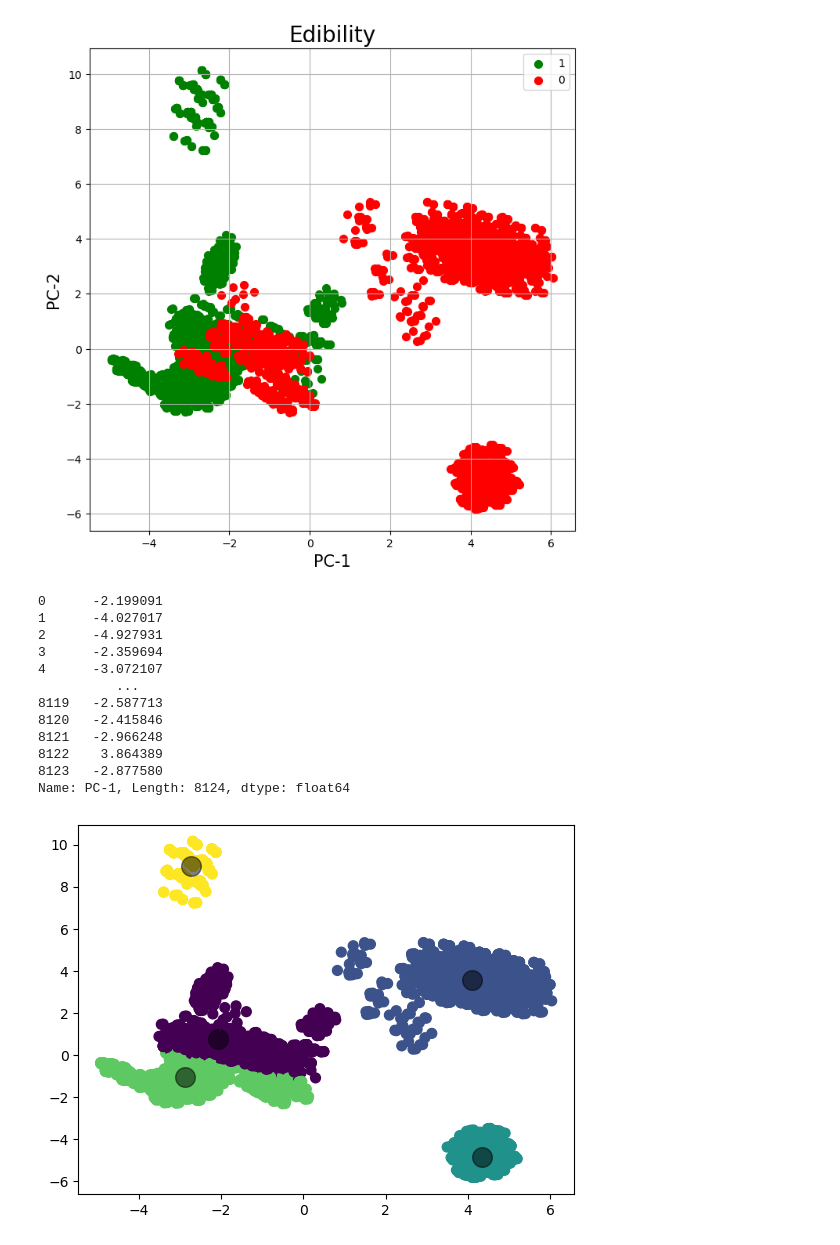
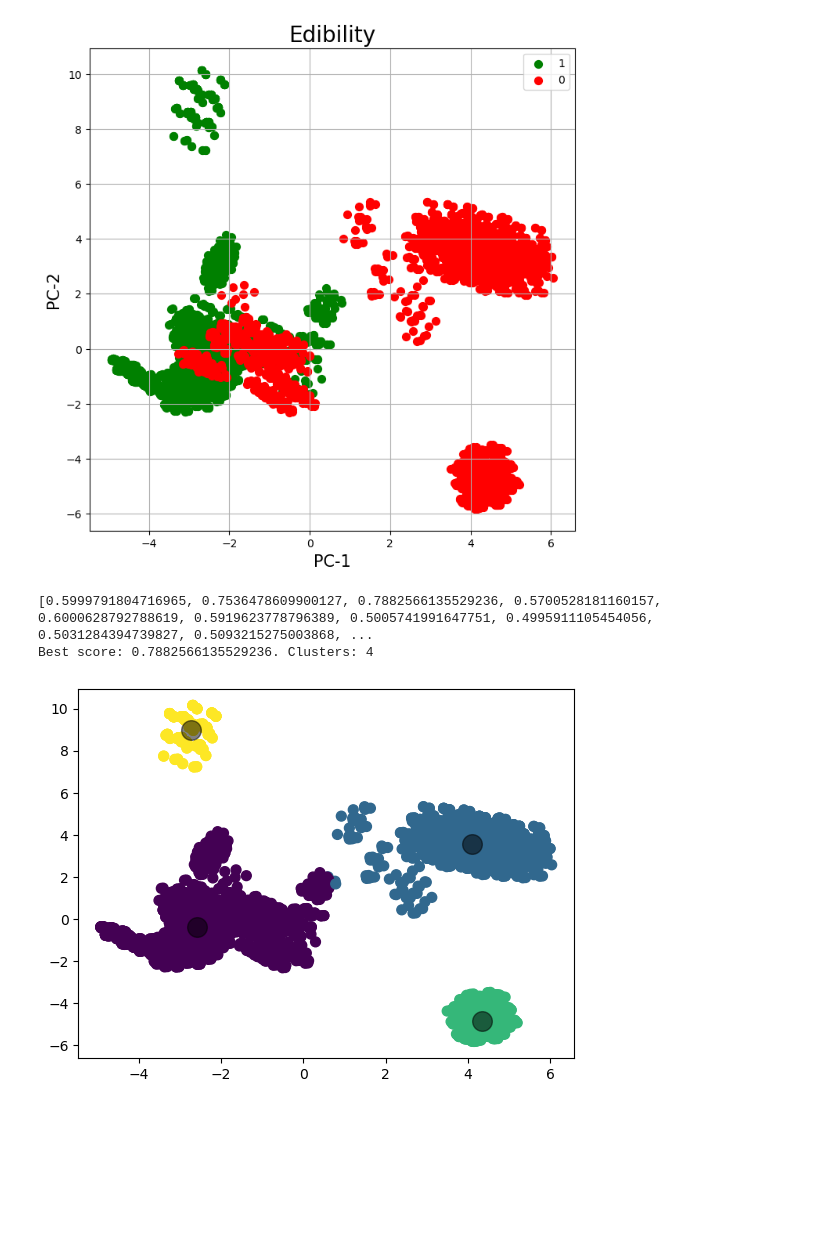
Before and after one commit to Ofplarsen/IDATT2502, a Jupyter notebook: Oving7/notebooks/oving7.ipynb, the cells around one changed output. Drawn from its saved outputs; the diff is of its cells as text; code cells hidden in the pictures; blank space fills up the shorter version.

```diff
--- a/Oving7/notebooks/oving7.ipynb
+++ b/Oving7/notebooks/oving7.ipynb
@@ -63,32 +63,33 @@ ax.grid()
 # %% [output]
 [figure]
 # %%
+from sklearn.metrics import silhouette_score
 # K-means:
 from sklearn.cluster import KMeans
 
 X = finalDf
-print(X.iloc[:,0])
+kmeans = []
+y_kmeans = []
+score = []
 
-kmeans = KMeans(n_clusters=5)
-kmeans.fit(X)
-y_kmeans = kmeans.predict(X)
+for i in range(0, 31):
+    n = i+2 #starts from 2 to 7
+    kmeans.append(KMeans(n_clusters=n))
+    kmeans[i].fit(X)
+    y_kmeans.append(kmeans[i].predict(X))
+    score.append(silhouette_score(X, kmeans[i].labels_, metric='euclidean'))
+
+bcs_i = score.index(max(score))
+
+print([i for i in score])
 
 
-plt.scatter(X.iloc[:, 0], X.iloc[:, 1], c=y_kmeans, s=50, cmap='viridis')
+print(f"Best score: {score[bcs_i]}. Clusters: {bcs_i+2}")
+plt.scatter(X.iloc[:, 0], X.iloc[:, 1], c=y_kmeans[bcs_i], s=50, cmap='viridis')
 
-centers = kmeans.cluster_centers_
+centers = kmeans[bcs_i].cluster_centers_
 plt.scatter(centers[:, 0], centers[:, 1], c='black', s=200, alpha=0.5);
 # %% [output]
-0      -2.199091
-1      -4.027017
-2      -4.927931
-3      -2.359694
-4      -3.072107
-          ...
-8119   -2.587713
-8120   -2.415846
-8121   -2.966248
-8122    3.864389
-8123   -2.877580
-Name: PC-1, Length: 8124, dtype: float64
+[0.5999791804716965, 0.7536478609900127, 0.7882566135529236, 0.5700528181160157, 0.6000628792788619, 0.5919623778796389, 0.5005741991647751, 0.4995911105454056, 0.5031284394739827, 0.5093215275003868, ...
+Best score: 0.7882566135529236. Clusters: 4
-[figure, old version]
+[figure, new version]
```
Also changed, not shown: parts of 1 cell of this notebook, 1 other file.
